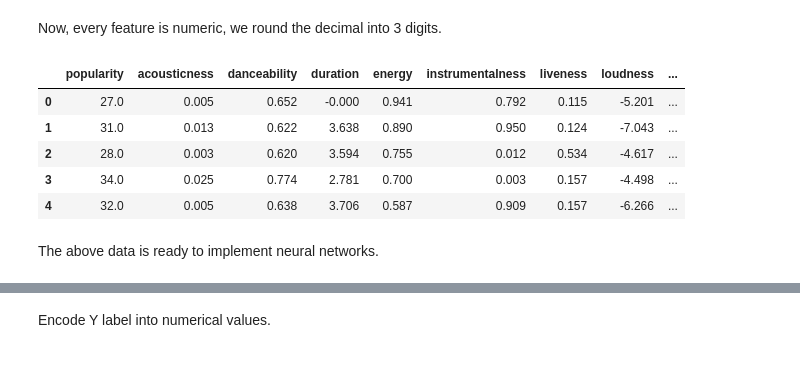
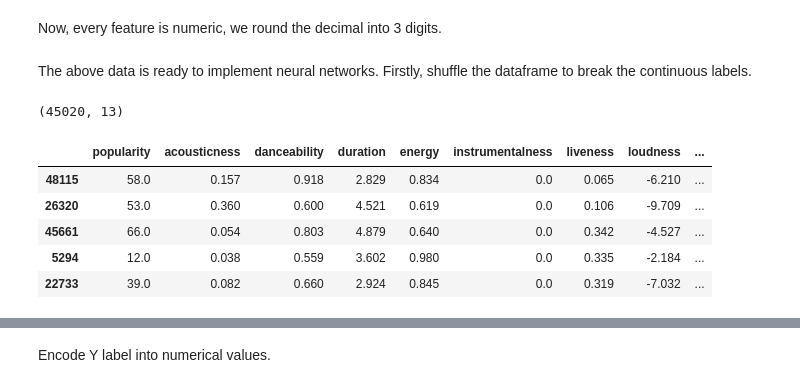
Before and after one commit to COGS118A/Group021-Wi23, a Jupyter notebook: FinalProjectGroup021-Wi23.ipynb, the cells around one changed output, grey strips where cells are left out. Saved outputs shown, nothing was run; the diff lists cells and outputs as text; code cells hidden in the pictures.

Commit message:
neural network majority update

```diff
--- a/FinalProjectGroup021-Wi23.ipynb
+++ b/FinalProjectGroup021-Wi23.ipynb
@@ -378,6 +384,6 @@ sorted(modes)
 # %% [markdown]
 Key has over 12 unique values, we all agree that this key will have little influence on the genre since the key of a music does not reflect any information, so we will do Sklearn One-Hot Encoder on **mode**.
 # %%
-df_nn = df_nn.drop(columns=['instance_id', 'artist_name', 'track_name', 'key'])
-df_nn['mode'] = df_nn['mode'].apply(lambda x: 1 if x == 'Major' else 0)
+df_n = df_n.drop(columns=['instance_id', 'artist_name', 'track_name', 'key'])
+df_n['mode'] = df_n['mode'].apply(lambda x: 1 if x == 'Major' else 0)
 # %%
@@ -387,10 +393,10 @@ df_nn.shape
 # %% [markdown]
 Conver type of **tempo** into float.
 # %%
-df_nn['tempo'] = df_nn['tempo'].map(float)
+df_n['tempo'] = df_n['tempo'].map(float)
 # %% [markdown]
 Convert duration **unit** from ms to min.
 # %%
-df_nn['duration_ms'] = df_nn['duration_ms'].apply(lambda x: np.round(x/60000, 3))
-df_nn = df_nn.rename(columns={'duration_ms':'duration'})
+df_n['duration_ms'] = df_n['duration_ms'].apply(lambda x: np.round(x/60000, 3))
+df_n = df_n.rename(columns={'duration_ms':'duration'})
 # %%
@@ -402,15 +408,20 @@ for i in range(len(one_data)):
 Not numerics: music_genre
 # %% [markdown]
 Now, every feature is numeric, we round the decimal into 3 digits.
-# %%
-df_nn = df_nn.round(3)
-df_nn.head()
-# %% [output]
-|  | popularity | acousticness | danceability | duration | energy | instrumentalness | liveness | loudness | ... |
-| 0 | 27.0 | 0.005 | 0.652 | -0.000 | 0.941 | 0.792 | 0.115 | -5.201 | ... |
-| 1 | 31.0 | 0.013 | 0.622 | 3.638 | 0.890 | 0.950 | 0.124 | -7.043 | ... |
-| 2 | 28.0 | 0.003 | 0.620 | 3.594 | 0.755 | 0.012 | 0.534 | -4.617 | ... |
-| 3 | 34.0 | 0.025 | 0.774 | 2.781 | 0.700 | 0.003 | 0.157 | -4.498 | ... |
-| 4 | 32.0 | 0.005 | 0.638 | 3.706 | 0.587 | 0.909 | 0.157 | -6.266 | ... |
+# %%
+df_n = df_n.round(3)
 # %% [markdown]
-The above data is ready to implement neural networks.
+The above data is ready to implement neural networks. Firstly, shuffle the dataframe to break the continuous labels.
+# %%
+# shuffle dataset
+df_nn = shuffle(df_n, random_state=42)
+print(df_nn.shape)
+df_nn.head()
+# %% [output]
+(45020, 13)
+|  | popularity | acousticness | danceability | duration | energy | instrumentalness | liveness | loudness | ... |
+| 48115 | 58.0 | 0.157 | 0.918 | 2.829 | 0.834 | 0.0 | 0.065 | -6.210 | ... |
+| 26320 | 53.0 | 0.360 | 0.600 | 4.521 | 0.619 | 0.0 | 0.106 | -9.709 | ... |
+| 45661 | 66.0 | 0.054 | 0.803 | 4.879 | 0.640 | 0.0 | 0.342 | -4.527 | ... |
+| 5294 | 12.0 | 0.038 | 0.559 | 3.602 | 0.980 | 0.0 | 0.335 | -2.184 | ... |
+| 22733 | 39.0 | 0.082 | 0.660 | 2.924 | 0.845 | 0.0 | 0.319 | -7.032 | ... |
```
Also changed, not shown: parts of 24 cells of this notebook.
